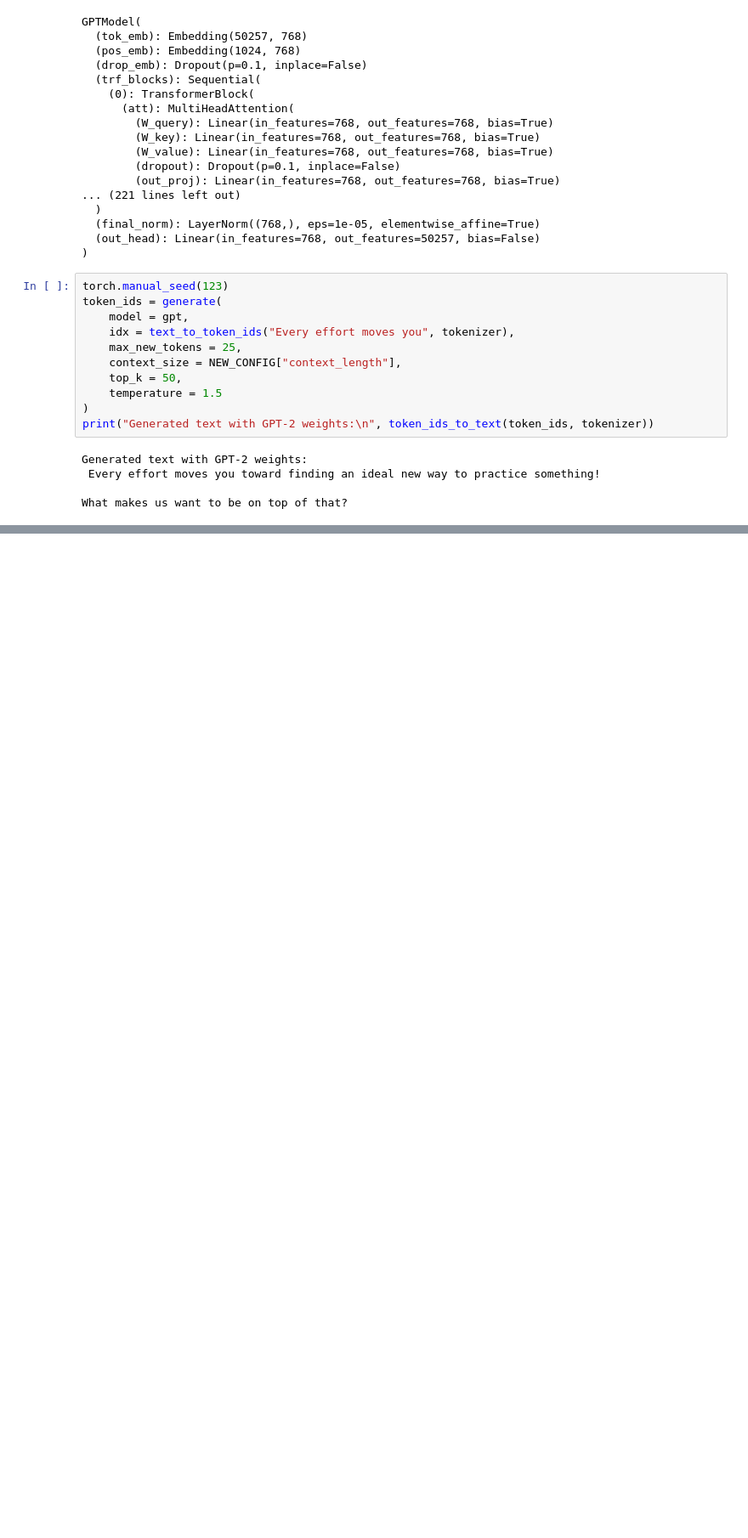
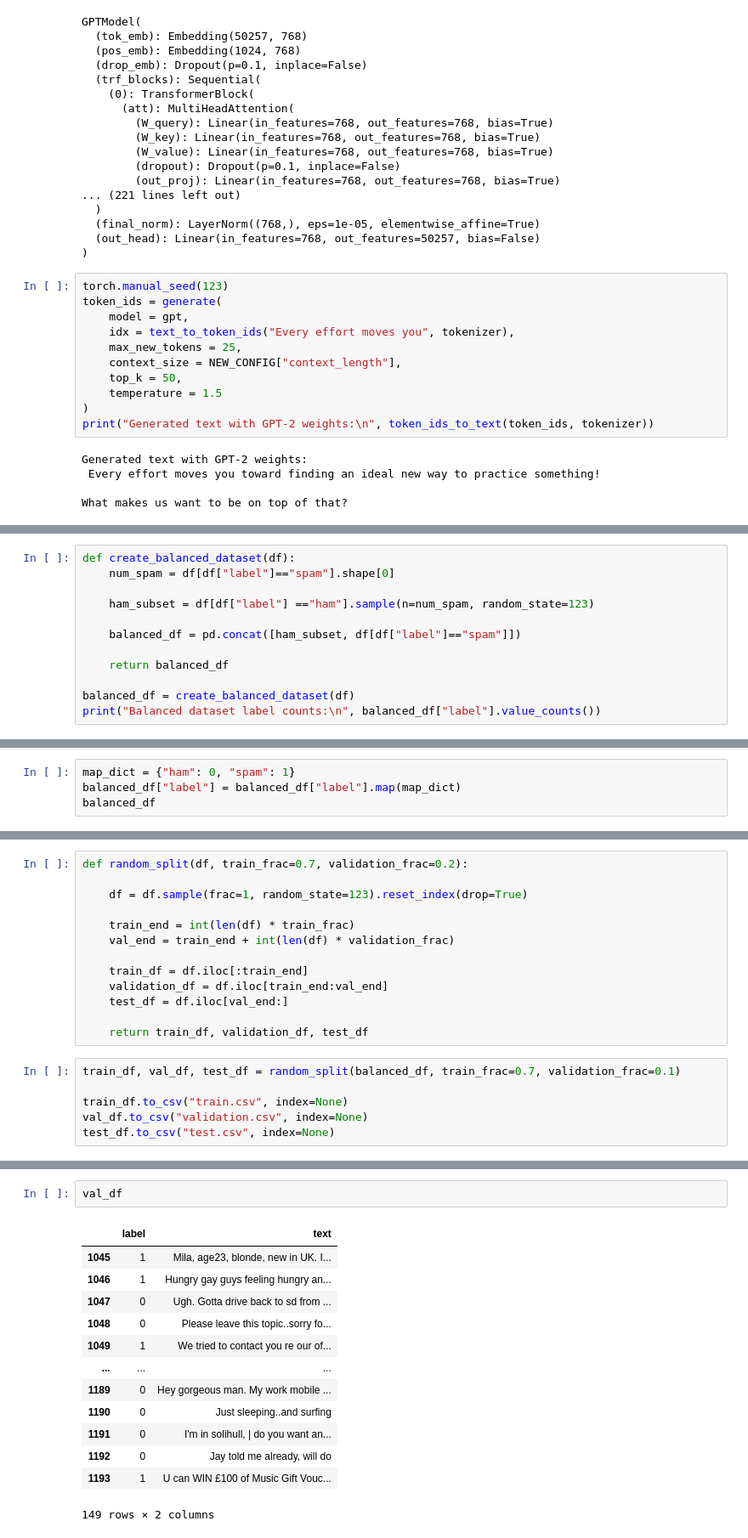
Before and after one commit to snehabanerjee2017/LLM_from_scratch, a Jupyter notebook: data-processing.ipynb, the cells around one changed output, grey strips where cells are left out. Shown at 85% size. Saved outputs shown, nothing was run; the diff lists cells and outputs as text; blank space fills up the shorter version.

```diff
--- a/data-processing.ipynb
+++ b/data-processing.ipynb
@@ -1978,0 +2053,12 @@ What makes us want to be on top of that?
+# %%
+def create_balanced_dataset(df):
+    num_spam = df[df["label"]=="spam"].shape[0]
+
+    ham_subset = df[df["label"] =="ham"].sample(n=num_spam, random_state=123)
+
+    balanced_df = pd.concat([ham_subset, df[df["label"]=="spam"]])
+
+    return balanced_df
+
+balanced_df = create_balanced_dataset(df)
+print("Balanced dataset label counts:\n", balanced_df["label"].value_counts())
@@ -1978,0 +2071,4 @@ What makes us want to be on top of that?
+# %%
+map_dict = {"ham": 0, "spam": 1}
+balanced_df["label"] = balanced_df["label"].map(map_dict)
+balanced_df
@@ -1978,0 +2097,19 @@ What makes us want to be on top of that?
+# %%
+def random_split(df, train_frac=0.7, validation_frac=0.2):
+
+    df = df.sample(frac=1, random_state=123).reset_index(drop=True)
+
+    train_end = int(len(df) * train_frac)
+    val_end = train_end + int(len(df) * validation_frac)
+
+    train_df = df.iloc[:train_end]
+    validation_df = df.iloc[train_end:val_end]
+    test_df = df.iloc[val_end:]
+
+    return train_df, validation_df, test_df
+# %%
+train_df, val_df, test_df = random_split(balanced_df, train_frac=0.7, validation_frac=0.1)
+
+train_df.to_csv("train.csv", index=None)
+val_df.to_csv("validation.csv", index=None)
+test_df.to_csv("test.csv", index=None)
@@ -1978,0 +2132,16 @@ What makes us want to be on top of that?
+# %%
+val_df
+# %% [output]
+|  | label | text |
+| 1045 | 1 | Mila, age23, blonde, new in UK. I... |
+| 1046 | 1 | Hungry gay guys feeling hungry an... |
+| 1047 | 0 | Ugh. Gotta drive back to sd from ... |
+| 1048 | 0 | Please leave this topic..sorry fo... |
+| 1049 | 1 | We tried to contact you re our of... |
+| ... | ... | ... |
+| 1189 | 0 | Hey gorgeous man. My work mobile ... |
+| 1190 | 0 | Just sleeping..and surfing |
+| 1191 | 0 | I'm in solihull, | do you want an... |
+| 1192 | 0 | Jay told me already, will do |
+| 1193 | 1 | U can WIN £100 of Music Gift Vouc... |
+149 rows × 2 columns
```
Also changed, not shown: parts of 66 cells of this notebook, 1 other file.
